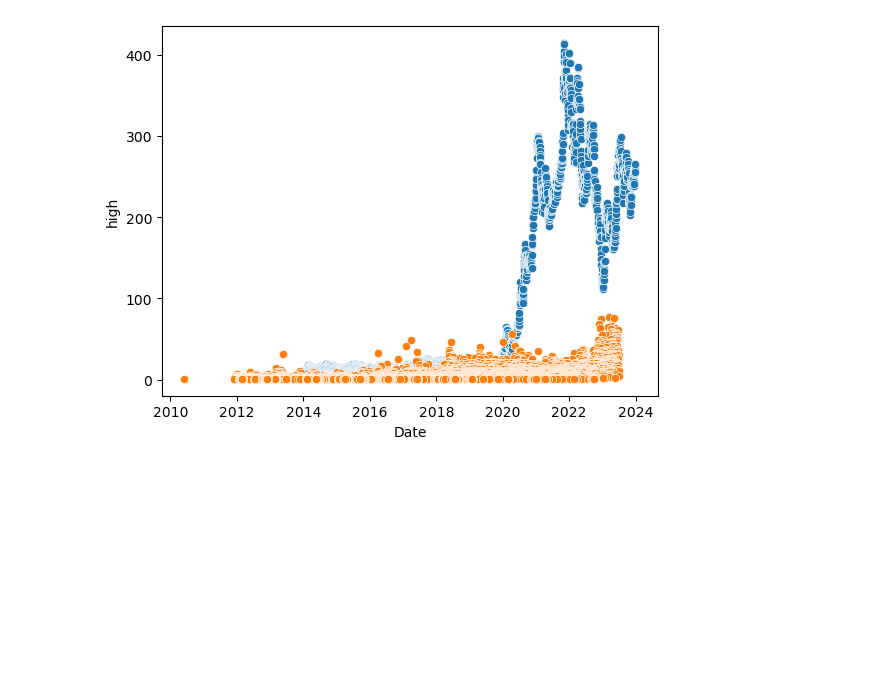
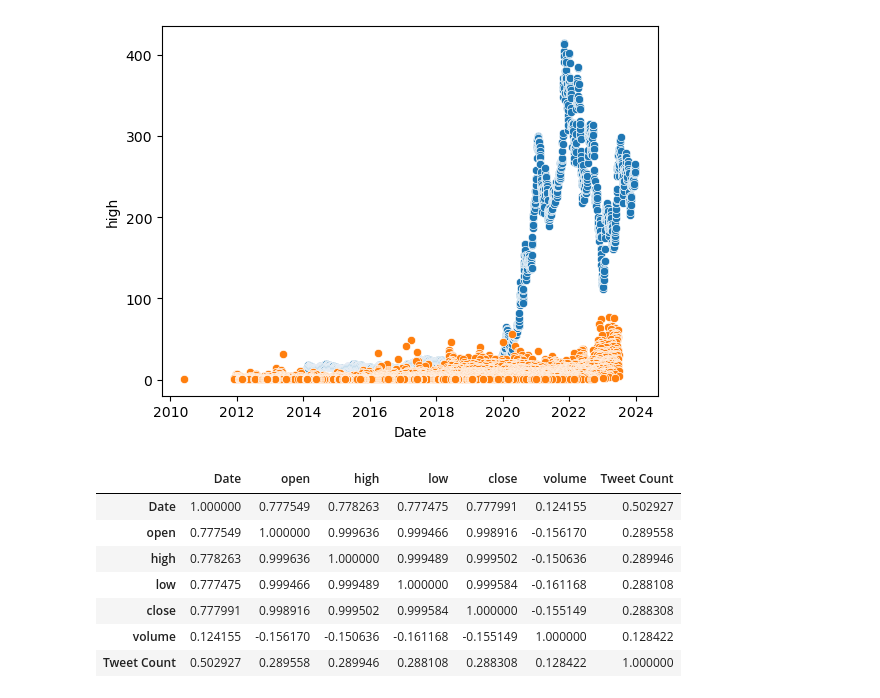
Before and after one commit to Asiandra/Artificial_Intelligence, a Jupyter notebook: Semester 1/Stocks/Tesla Stocks.ipynb, the cells around one changed output. Cells and saved outputs as stored; diff of their text form; code cells hidden in the pictures; blank space fills up the shorter version.

```diff
--- a/Semester 1/Stocks/Tesla Stocks.ipynb
+++ b/Semester 1/Stocks/Tesla Stocks.ipynb
@@ -213,3 +213,16 @@ sns.scatterplot(data=em, x="Date", y="Tweet Count")
 # %% [output]
 <Axes: xlabel='Date', ylabel='high'>
 [figure]
+# %%
+TSLA=pd.merge(ct, em, on='Date', how='inner')
+correlation_coefficient = TSLA.corr()
+correlation_coefficient
+# %% [output]
+|  | Date | open | high | low | close | volume | Tweet Count |
+| Date | 1.000000 | 0.777549 | 0.778263 | 0.777475 | 0.777991 | 0.124155 | 0.502927 |
+| open | 0.777549 | 1.000000 | 0.999636 | 0.999466 | 0.998916 | -0.156170 | 0.289558 |
+| high | 0.778263 | 0.999636 | 1.000000 | 0.999489 | 0.999502 | -0.150636 | 0.289946 |
+| low | 0.777475 | 0.999466 | 0.999489 | 1.000000 | 0.999584 | -0.161168 | 0.288108 |
+| close | 0.777991 | 0.998916 | 0.999502 | 0.999584 | 1.000000 | -0.155149 | 0.288308 |
+| volume | 0.124155 | -0.156170 | -0.150636 | -0.161168 | -0.155149 | 1.000000 | 0.128422 |
+| Tweet Count | 0.502927 | 0.289558 | 0.289946 | 0.288108 | 0.288308 | 0.128422 | 1.000000 |
```
